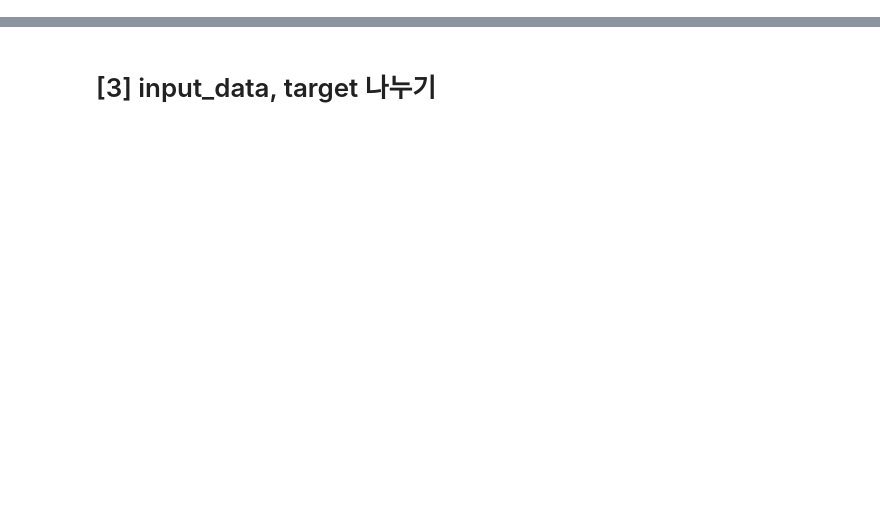
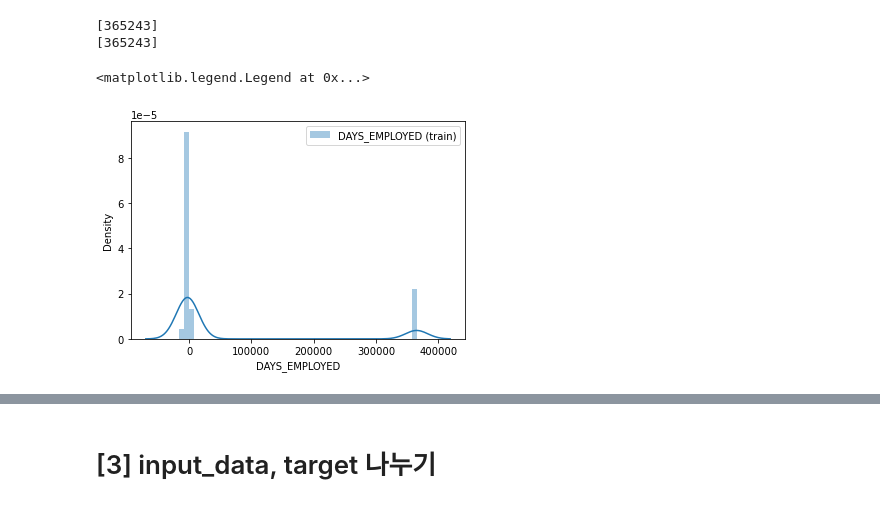
Before and after one commit to minsoo-s/KDT_Machine_Learning, a Jupyter notebook: 11th_project_ML_credit.ipynb, the cells around one changed output, grey strips where cells are left out. Drawn from its saved outputs; the diff is of its cells as text; code cells hidden in the pictures; blank space fills up the shorter version.

```diff
--- a/11th_project_ML_credit.ipynb
+++ b/11th_project_ML_credit.ipynb
@@ -155,0 +233,3 @@ Name: occyp_type, dtype: int64
+# %%
+train = train.drop('FLAG_MOBIL', axis=1)
+test = test.drop('FLAG_MOBIL', axis=1)
@@ -155,0 +264,4 @@ Name: occyp_type, dtype: int64
+# %%
+# test 데이터에 없는 범주는 제외
+train = train[train['child_num'] < 6]
+train['child_num'].value_counts()
@@ -155,0 +311,17 @@ Name: occyp_type, dtype: int64
+# %%
+# 'DAYS_EMPLOYED' 컬럼에서 양수 찾기 ---> 365243
+train_employed = train[train['DAYS_EMPLOYED'] > 0]
+test_employed = test[test['DAYS_EMPLOYED'] > 0]
+
+print(train_employed['DAYS_EMPLOYED'].unique())
+print(test_employed['DAYS_EMPLOYED'].unique())
+# %% [output]
+[365243]
+[365243]
+# %%
+# 이상치 처리 전 DAYS_EMPLOYED 분포
+sns.distplot(train['DAYS_EMPLOYED'], label = 'DAYS_EMPLOYED (train)')
+plt.legend()
+# %% [output]
+<matplotlib.legend.Legend at 0x...>
+[figure, added]
```
Also changed, not shown: parts of 102 cells of this notebook.
